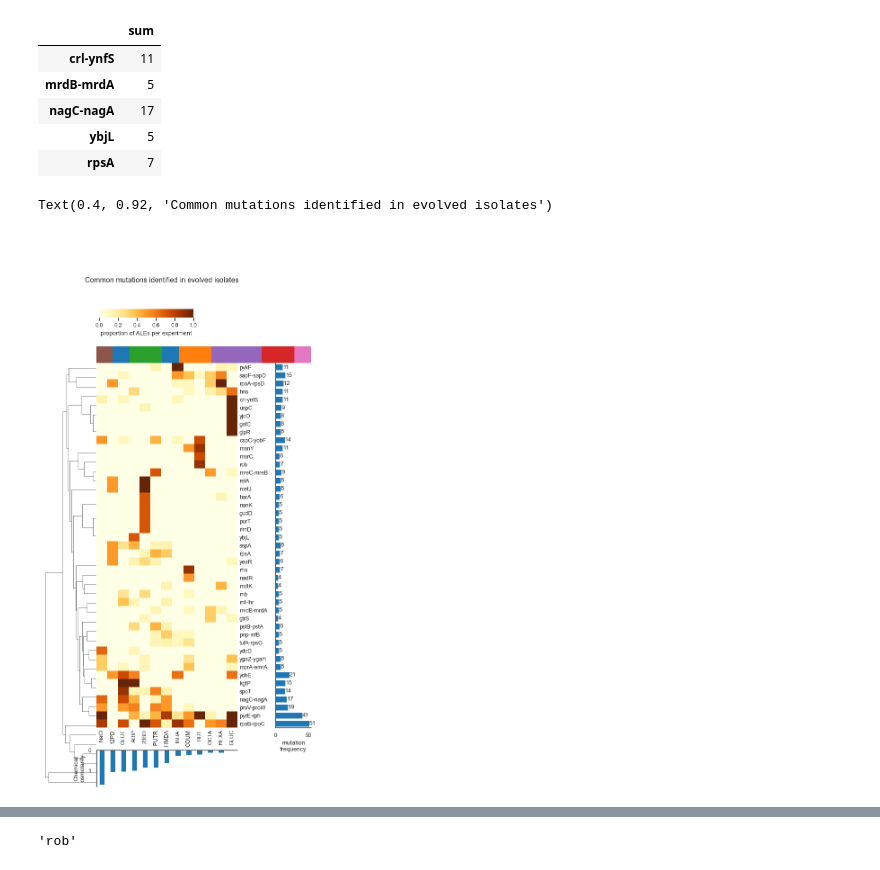
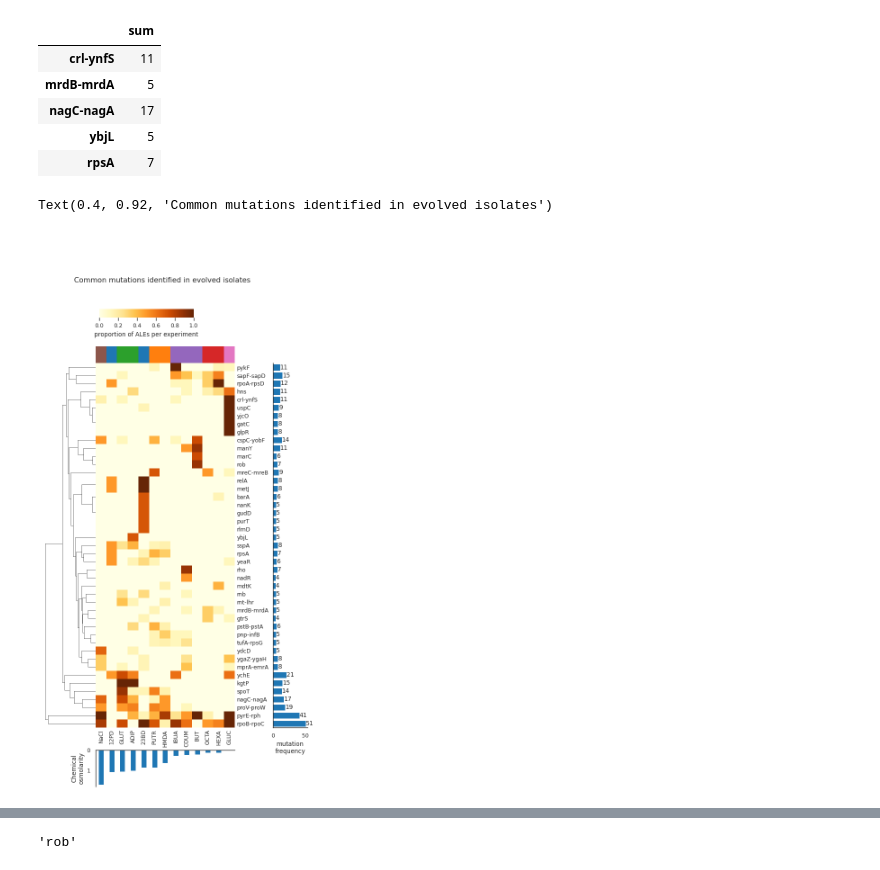
Before and after one commit to SBRG/Ecoli_chem_tol_ALE, a Jupyter notebook: Notebooks/Hyungyu_new_fig2_data_patrick.ipynb, the cells around one changed output, grey strips where cells are left out. Cells and saved outputs as stored; diff of their text form; code cells hidden in the pictures.

Commit message:
fixed issues with the addition of vertical barplots to clustermap

```diff
--- a/Notebooks/Hyungyu_new_fig2_data_patrick.ipynb
+++ b/Notebooks/Hyungyu_new_fig2_data_patrick.ipynb
@@ -699,7 +714,6 @@ col_col = {
 col_col=pd.Series(col_col)
 col_col=col_col.reindex(final_conc.index)
 # %%
-# group_mut_table
 plt.rcParams["figure.dpi"] = 100
 from mpl_toolkits.axes_grid1 import make_axes_locatable
 
@@ -710,7 +724,6 @@ cm = sns.clustermap(
 #    figsize=(5, 10.25),
         figsize=(7, 13),
     cbar_kws={'label': 'proportion of ALEs per experiment', 'orientation':'horizontal'},
-#    cbar_pos=(0.2, 0.95, 0.3, 0.015),
     cbar_pos=(0.2, 0.85, 0.3, 0.015),
     col_colors=[col_col]
 
@@ -724,7 +737,13 @@ osmo_barplot_padding = 0.5
 
 heatmap_space = make_axes_locatable(cm.ax_heatmap)
 mut_cnt_ax = heatmap_space.append_axes("right", size="25%", pad=barplot_padding)
+col_colors_space = make_axes_locatable(cm.ax_col_colors)
+nax_col_clrs = col_colors_space.new_horizontal(size="25%", pad=barplot_padding)
+
 osmolarity_ax = heatmap_space.append_axes("bottom", size="10%", pad=osmo_barplot_padding)
+row_dendo_space = make_axes_locatable(cm.ax_row_dendrogram)
+# nax_osmolarity = row_dendo_space.new_vertical(size="10%", pad=osmo_barplot_padding)
+nay = row_dendo_space.new_vertical(size="10%", pad=osmo_barplot_padding, pack_start=True)  # pack_start describes on what end the dendogram padding is applied
 
 
 # Sort the values for the bar plot to have the same order as clusters
@@ -742,34 +761,34 @@ mut_cnt_ax.get_legend().remove()
 
 
 
 #Add one more bar
 
 cm_x_tick_order = [t.get_text() for t in np.array(cm.ax_heatmap.get_xticklabels())]
 final_conc=final_conc.reindex(cm_x_tick_order)
 ax2 = final_conc.plot.bar(rot=0, stacked=True, ax=osmolarity_ax)
 osmolarity_ax.invert_yaxis()
 osmolarity_ax.spines['bottom'].set_visible(False)
 osmolarity_ax.spines['right'].set_visible(False)
 osmolarity_ax.set_ylabel("Chemical\nosmolarity")
 osmolarity_ax.get_legend().remove()
 osmolarity_ax.xaxis.set_visible(False)
 
 
 col=cm.ax_col_dendrogram.get_position()
 #cm.ax_col_dendrogram.set_position([col.x0, col.y0, col.width*0.75, col.height*0.2])
 
 col2=cm.ax_row_dendrogram.get_position()
 
 #cm.ax_row_dendrogram.set_position([col2.x0, 0.17, col2.x1, col2.y1])
 
 
 cm.fig.suptitle("Common mutations identified in evolved isolates",
                 y=0.92,
                 x=0.4
                )
 # %% [output]
 Text(0.4, 0.92, 'Common mutations identified in evolved isolates')
-[figure, old version]
+[figure, new version]
 # %%
 cm.savefig('../Plots/Figure2.svg')
 # %%
```
Also changed, not shown: parts of 5 cells of this notebook.
